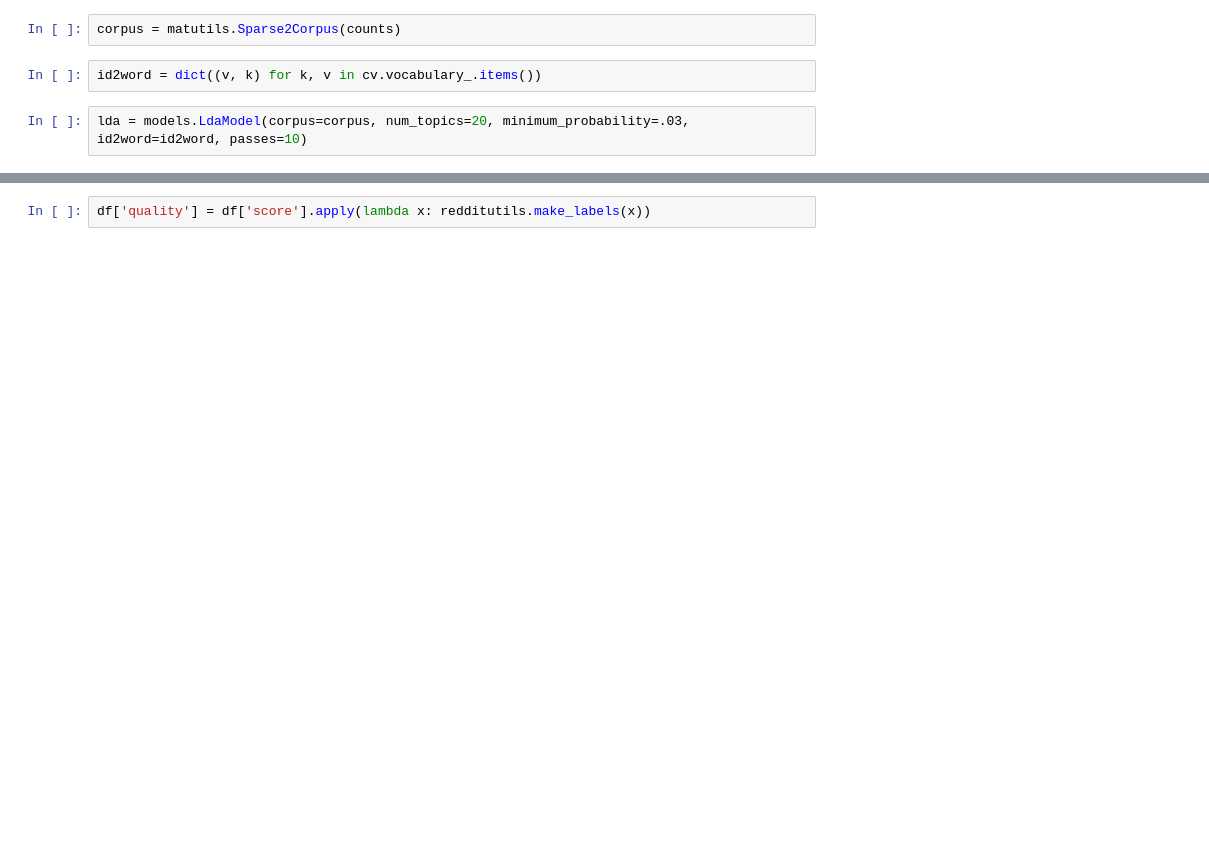
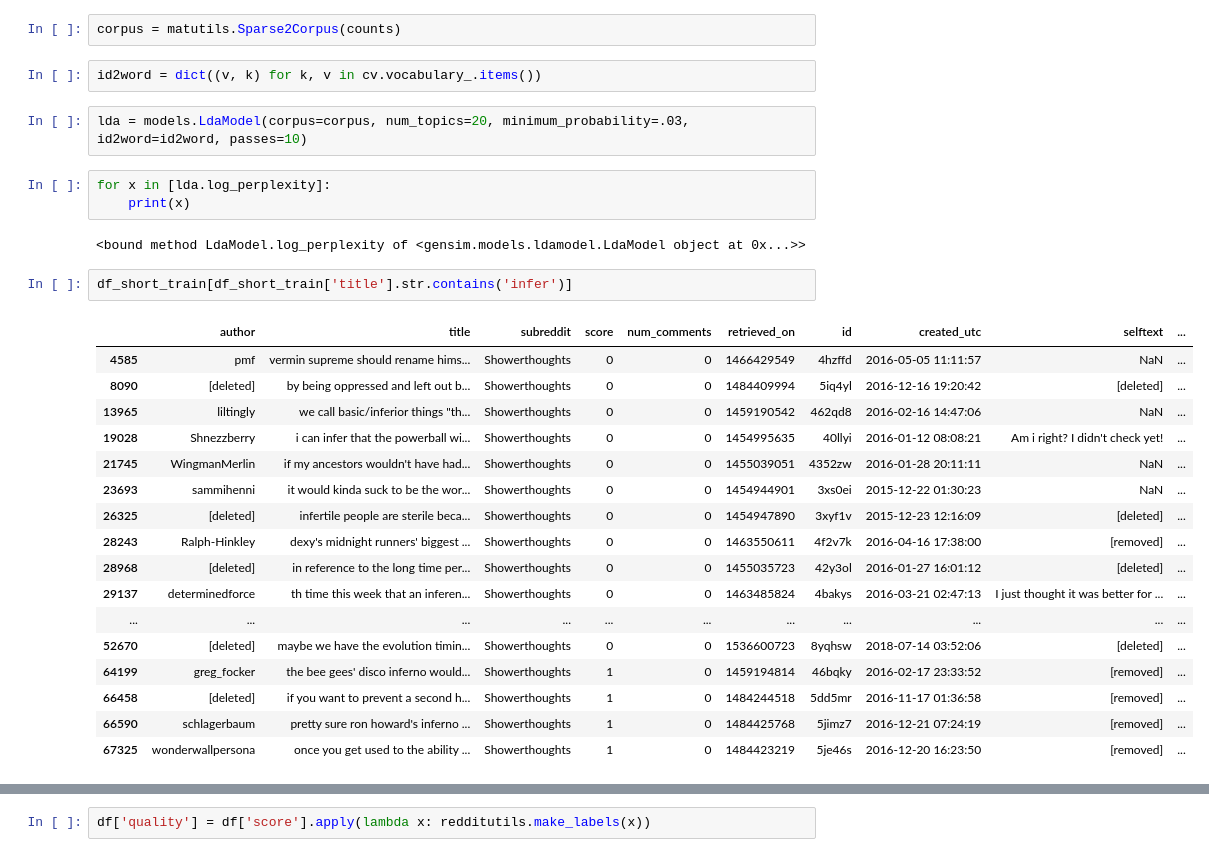
Before and after one commit to luketibbott/Predicting-the-sucess-of-showerthoughts, a Jupyter notebook: showerthoughts-clean.ipynb, the cells around one changed output, grey strips where cells are left out. Cells and saved outputs as stored; diff of their text form; blank space fills up the shorter version.

```diff
--- a/showerthoughts-clean.ipynb
+++ b/showerthoughts-clean.ipynb
@@ -131,6 +171,31 @@ corpus = matutils.Sparse2Corpus(counts)
 id2word = dict((v, k) for k, v in cv.vocabulary_.items())
 # %%
 lda = models.LdaModel(corpus=corpus, num_topics=20, minimum_probability=.03, id2word=id2word, passes=10)
+# %%
+for x in [lda.log_perplexity]:
+    print(x)
+# %% [output]
+<bound method LdaModel.log_perplexity of <gensim.models.ldamodel.LdaModel object at 0x...>>
+# %%
+df_short_train[df_short_train['title'].str.contains('infer')]
+# %% [output]
+|  | author | title | subreddit | score | num_comments | retrieved_on | id | created_utc | selftext | ... |
+| 4585 | pmf | vermin supreme should rename hims... | Showerthoughts | 0 | 0 | 1466429549 | 4hzffd | 2016-05-05 11:11:57 | NaN | ... |
+| 8090 | [deleted] | by being oppressed and left out b... | Showerthoughts | 0 | 0 | 1484409994 | 5iq4yl | 2016-12-16 19:20:42 | [deleted] | ... |
+| 13965 | liltingly | we call basic/inferior things "th... | Showerthoughts | 0 | 0 | 1459190542 | 462qd8 | 2016-02-16 14:47:06 | NaN | ... |
+| 19028 | Shnezzberry | i can infer that the powerball wi... | Showerthoughts | 0 | 0 | 1454995635 | 40llyi | 2016-01-12 08:08:21 | Am i right? I didn't check yet! | ... |
+| 21745 | WingmanMerlin | if my ancestors wouldn't have had... | Showerthoughts | 0 | 0 | 1455039051 | 4352zw | 2016-01-28 20:11:11 | NaN | ... |
+| 23693 | sammihenni | it would kinda suck to be the wor... | Showerthoughts | 0 | 0 | 1454944901 | 3xs0ei | 2015-12-22 01:30:23 | NaN | ... |
+| 26325 | [deleted] | infertile people are sterile beca... | Showerthoughts | 0 | 0 | 1454947890 | 3xyf1v | 2015-12-23 12:16:09 | [deleted] | ... |
+| 28243 | Ralph-Hinkley | dexy's midnight runners' biggest ... | Showerthoughts | 0 | 0 | 1463550611 | 4f2v7k | 2016-04-16 17:38:00 | [removed] | ... |
+| 28968 | [deleted] | in reference to the long time per... | Showerthoughts | 0 | 0 | 1455035723 | 42y3ol | 2016-01-27 16:01:12 | [deleted] | ... |
+| 29137 | determinedforce | th time this week that an inferen... | Showerthoughts | 0 | 0 | 1463485824 | 4bakys | 2016-03-21 02:47:13 | I just thought it was better for ... | ... |
+| ... | ... | ... | ... | ... | ... | ... | ... | ... | ... | ... |
+| 52670 | [deleted] | maybe we have the evolution timin... | Showerthoughts | 0 | 0 | 1536600723 | 8yqhsw | 2018-07-14 03:52:06 | [deleted] | ... |
+| 64199 | greg_focker | the bee gees' disco inferno would... | Showerthoughts | 1 | 0 | 1459194814 | 46bqky | 2016-02-17 23:33:52 | [removed] | ... |
+| 66458 | [deleted] | if you want to prevent a second h... | Showerthoughts | 1 | 0 | 1484244518 | 5dd5mr | 2016-11-17 01:36:58 | [removed] | ... |
+| 66590 | schlagerbaum | pretty sure ron howard's inferno ... | Showerthoughts | 1 | 0 | 1484425768 | 5jimz7 | 2016-12-21 07:24:19 | [removed] | ... |
+| 67325 | wonderwallpersona | once you get used to the ability ... | Showerthoughts | 1 | 0 | 1484423219 | 5je46s | 2016-12-20 16:23:50 | [removed] | ... |
 # %%
 lda.print_topics()
 # %% [output]
```
Also changed, not shown: parts of 24 cells of this notebook.
